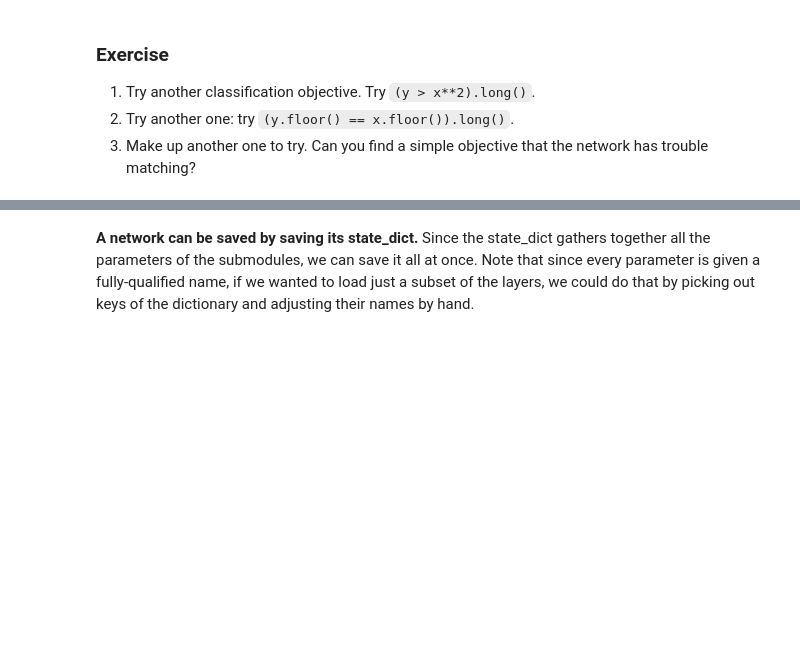
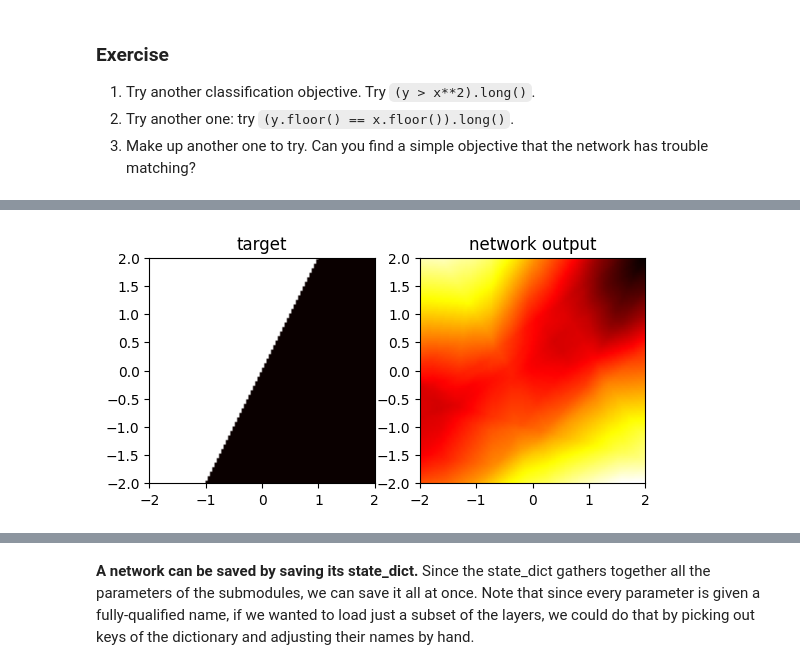
Before and after one commit to Kuroushall/how-to-read-pytorch, a Jupyter notebook: notebooks/4-Pytorch-Modules.ipynb, the cells around one changed output, grey strips where cells are left out. Drawn from its saved outputs; the diff is of its cells as text; code cells hidden in the pictures; blank space fills up the shorter version.

```diff
--- a/notebooks/4-Pytorch-Modules.ipynb
+++ b/notebooks/4-Pytorch-Modules.ipynb
@@ -443,0 +439,95 @@ Iteration 31 accuracy: 0.8039000034332275
+# %%
+# TODO: repeat the experiment with `(y > x**2).long()` as the classification objective.
+from torch.nn.functional import cross_entropy
+
+def classify_target(x, y):
+    return (y > (x * 2)).long()
+
+#My comment: I redefine the network to reset the parameters
+mlp = torch.nn.Sequential(OrderedDict([
+    ('layer1', Sequential(Linear(2, 20), ReLU())),
+    ('layer2', Sequential(Linear(20, 20), ReLU())),
+    ('layer3', Sequential(Linear(20, 2)))
+]))
+
+
+mlp.cuda()
+optimizer = Adam(mlp.parameters(), lr=0.01)
+for iteration in range(2048):
+    in_batch = torch.randn(10000, 2, device='cuda')
+    target_batch = classify_target(in_batch[:,0], in_batch[:,1])
+    out_batch = mlp(in_batch)
+    loss = cross_entropy(out_batch, target_batch)
+    if iteration > 0:
+        mlp.zero_grad()
+        loss.backward()
+        optimizer.step()
+    if iteration == 2 ** iteration.bit_length() - 1:
+        pred_batch = out_batch.max(1)[1]
+        accuracy = (pred_batch == target_batch).float().sum() / len(in_batch)
+        print(f'Iteration {iteration} accuracy: {accuracy}')
+        visualize_net(mlp, classify_target)
+
+# TODO: use `(y.floor() == x.floor()).long()` as the objective.
+
+def classify_target(x, y):
+    return (y.floor() == x.floor()).long()
+
+#My comment: I redefine the network to reset the parameters
+mlp = torch.nn.Sequential(OrderedDict([
+    ('layer1', Sequential(Linear(2, 20), ReLU())),
+    ('layer2', Sequential(Linear(20, 20), ReLU())),
+    ('layer3', Sequential(Linear(20, 2)))
+]))
+
+
+mlp.cuda()
+optimizer = Adam(mlp.parameters(), lr=0.01)
+for iteration in range(2048):
+    in_batch = torch.randn(10000, 2, device='cuda')
+    target_batch = classify_target(in_batch[:,0], in_batch[:,1])
+    out_batch = mlp(in_batch)
+    loss = cross_entropy(out_batch, target_batch)
+    if iteration > 0:
+        mlp.zero_grad()
+        loss.backward()
+        optimizer.step()
+    if iteration == 2 ** iteration.bit_length() - 1:
+        pred_batch = out_batch.max(1)[1]
+        accuracy = (pred_batch == target_batch).float().sum() / len(in_batch)
+        print(f'Iteration {iteration} accuracy: {accuracy}')
+        visualize_net(mlp, classify_target)
+
+
+# TODO: find a simple objective that the network has trouble matching.
+
+
+#My comment: A high frequency target would work
+def classify_target(x, y):
+    return (y < (1000*x).sin()).long()
+
+#My comment: I redefine the network to reset the parameters
+mlp = torch.nn.Sequential(OrderedDict([
+    ('layer1', Sequential(Linear(2, 20), ReLU())),
+    ('layer2', Sequential(Linear(20, 20), ReLU())),
+    ('layer3', Sequential(Linear(20, 2)))
+]))
+
+
+mlp.cuda()
+optimizer = Adam(mlp.parameters(), lr=0.01)
+for iteration in range(2048):
+    in_batch = torch.randn(10000, 2, device='cuda')
+    target_batch = classify_target(in_batch[:,0], in_batch[:,1])
+    out_batch = mlp(in_batch)
+    loss = cross_entropy(out_batch, target_batch)
+    if iteration > 0:
+        mlp.zero_grad()
+        loss.backward()
+        optimizer.step()
+    if iteration == 2 ** iteration.bit_length() - 1:
+        pred_batch = out_batch.max(1)[1]
+        accuracy = (pred_batch == target_batch).float().sum() / len(in_batch)
+        print(f'Iteration {iteration} accuracy: {accuracy}')
+        visualize_net(mlp, classify_target)
+# %% [output]
@@ -443,0 +535 @@ Iteration 31 accuracy: 0.8039000034332275
+[figure, added]
```
Also changed, not shown: parts of 3 cells of this notebook.
